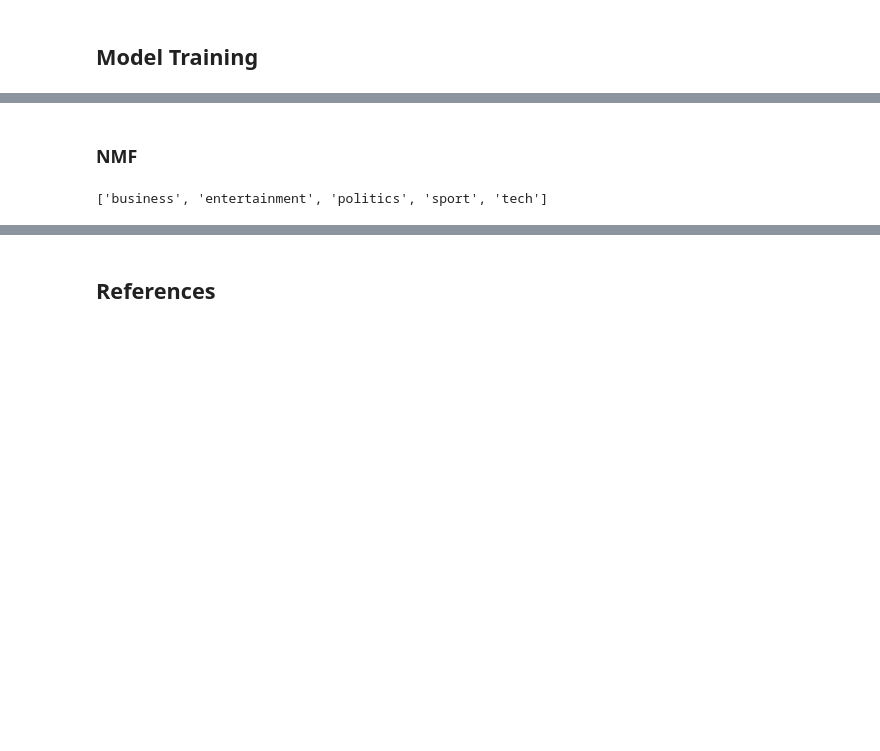
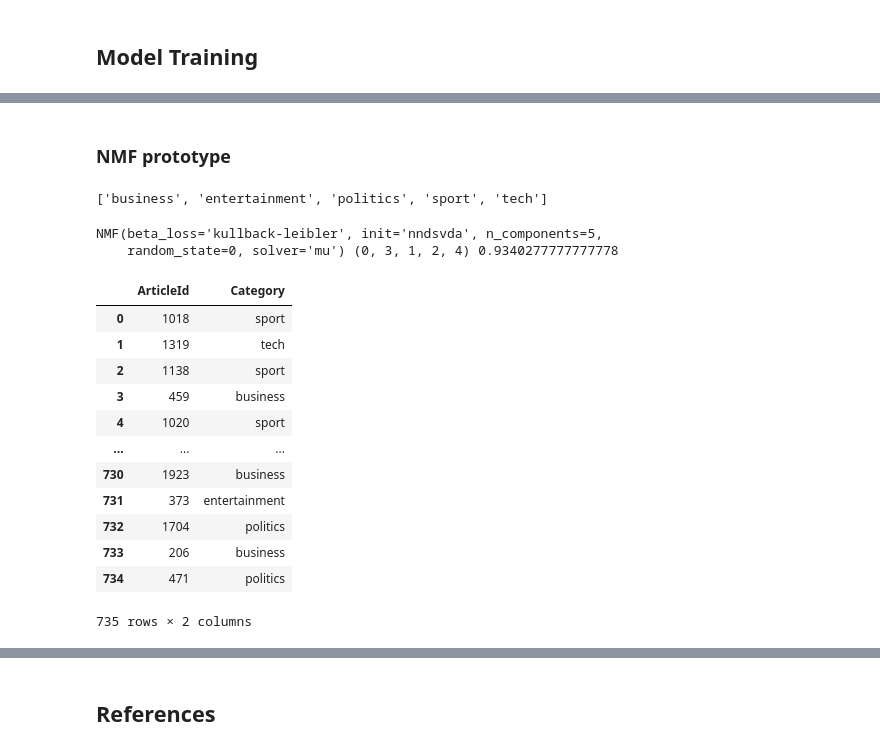
Before and after one commit to BlueJayVRStudio/CSCA5632_miniproj, a Jupyter notebook: BBCNewsClassification.ipynb, the cells around one changed output, grey strips where cells are left out. Saved outputs shown, nothing was run; the diff lists cells and outputs as text; code cells hidden in the pictures; blank space fills up the shorter version.

```diff
--- a/BBCNewsClassification.ipynb
+++ b/BBCNewsClassification.ipynb
@@ -190,5 +197,5 @@ df_train.iloc[0]['Text']
 # %% [markdown]
-### NMF
+### NMF prototype
 # %%
 unique_labels = sorted(list(df_train['Category'].unique()))
 print(unique_labels)
@@ -224,5 +225,34 @@ def label_permute_compare(ytdf,yp,n=5):
     return permutation_, max_acc
 # %% [output]
 ['business', 'entertainment', 'politics', 'sport', 'tech']
+# %%
+# Tokenizer + NMF wrapper
+def nmf_wrapper(train, **kwargs):
+    tfidf = TfidfVectorizer(**kwargs)
+    tfidf_train = tfidf.fit_transform(train['Text'])
+
+    nmf = NMF(n_components=5,
+              init='nndsvda',
+              solver = 'mu',
+              beta_loss = 'kullback-leibler',
+              random_state = 0)
+    nmf_train = nmf.fit_transform(tfidf_train)
+    yp = np.argmax(nmf_train, axis=1)
+
+    label_order, accuracy = label_permute_compare(train, yp)
+
+    # return the model, order of labels and accuracy
+    return tfidf, nmf, label_order, accuracy
 # %%
 # try a set of parameters
+args = {
+    'min_df': 5,
+    'max_df': .8,
+    'max_features': 500
+}
+
+best_vectorizer, best_model, best_label_order, accuracy = nmf_wrapper(df_train, **args)
+print(best_model, permutation, accuracy)
+# %% [output]
+NMF(beta_loss='kullback-leibler', init='nndsvda', n_components=5,
+    random_state=0, solver='mu') (0, 3, 1, 2, 4) 0.9340277777777778
@@ -248,0 +259,30 @@ for min_df in [5, 7, 9]:
+# %%
+tfidf_test = best_vectorizer.transform(df_test['Text'])
+nmf_test = best_model.transform(tfidf_test)
+yp = np.argmax(nmf_test, axis=1)
+# prediction = [unique_labels[best_label_order[i]] for i in yp]
+cluster_to_index = np.take(permutation, yp)
+prediction = np.take(unique_labels, cluster_to_index)
+
+result = pd.DataFrame()
+result['ArticleId'] = df_test.ArticleId
+result['Category'] = prediction
+
+result.to_csv('./results/submission_no_tuning.csv', index=False)
+result
+
+# 92.653% test accuracy on Kaggle
+# %% [output]
+|  | ArticleId | Category |
+| 0 | 1018 | sport |
+| 1 | 1319 | tech |
+| 2 | 1138 | sport |
+| 3 | 459 | business |
+| 4 | 1020 | sport |
+| ... | ... | ... |
+| 730 | 1923 | business |
+| 731 | 373 | entertainment |
+| 732 | 1704 | politics |
+| 733 | 206 | business |
+| 734 | 471 | politics |
+735 rows × 2 columns
```
Also changed, not shown: parts of 11 cells of this notebook, 3 other files.
